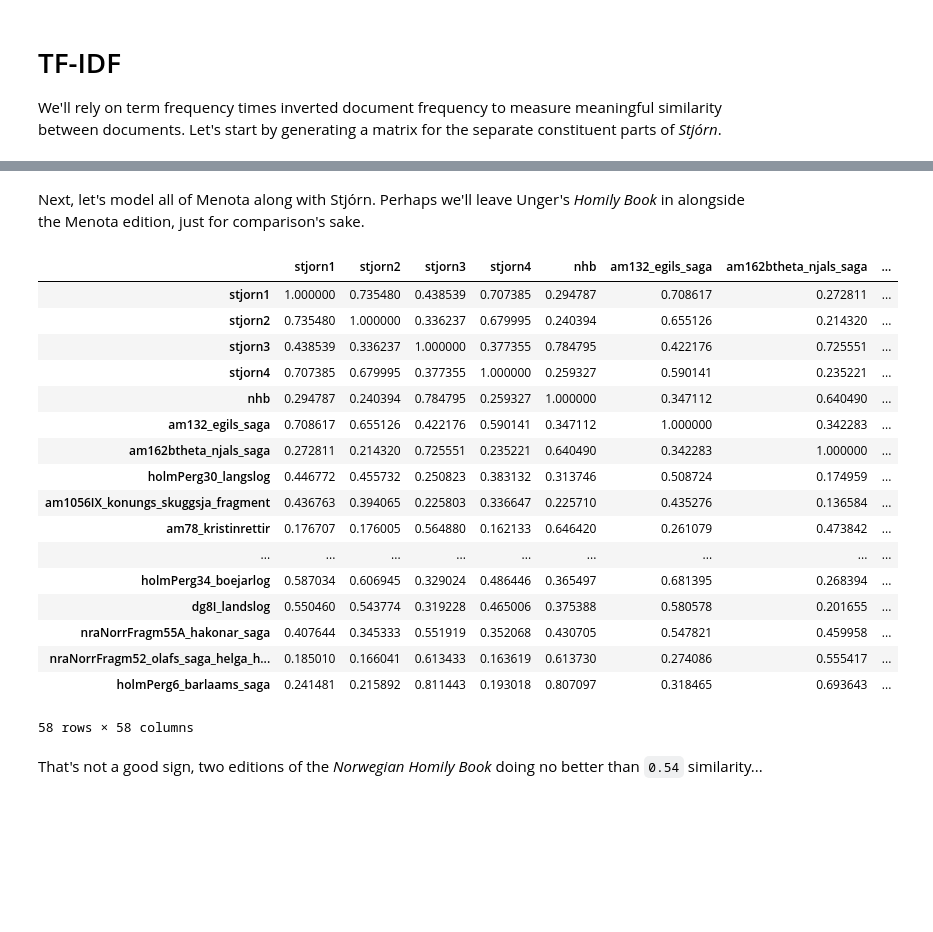
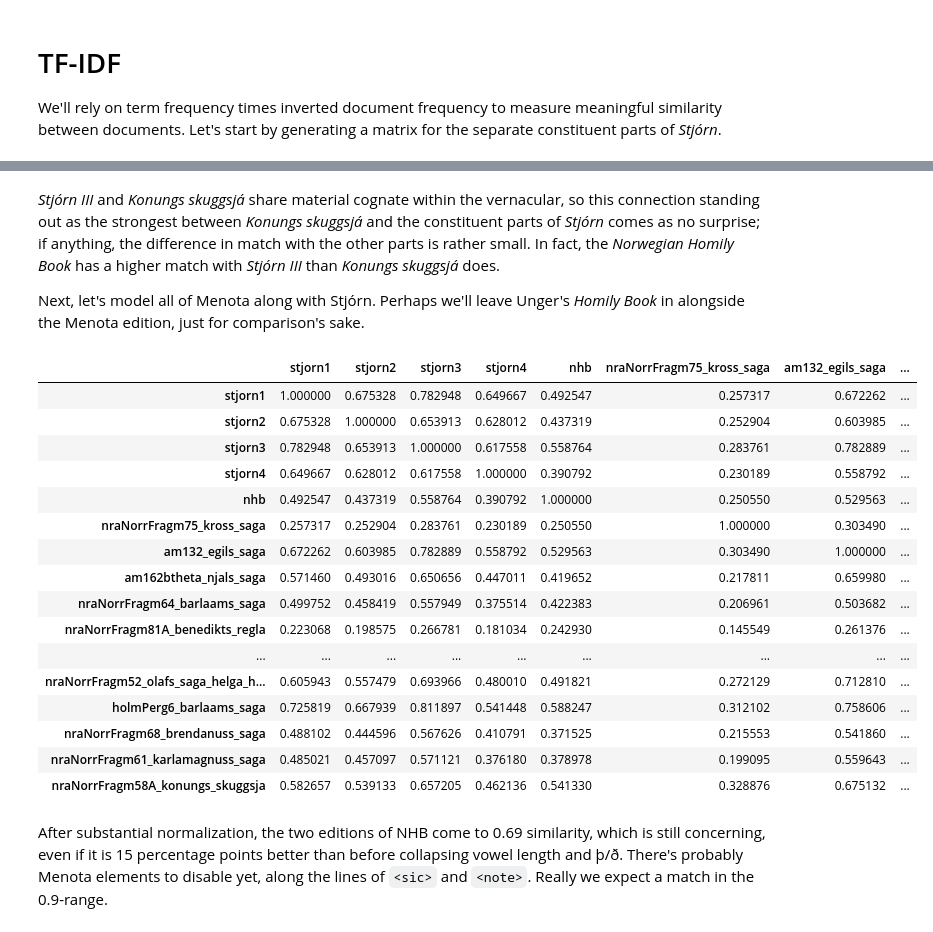
Before and after one commit to langeslag/on-corpus-tools, a Jupyter notebook: stjorn/tf-idf.ipynb, the cells around one changed output, grey strips where cells are left out. Saved outputs shown, nothing was run; the diff lists cells and outputs as text; code cells hidden in the pictures; blank space fills up the shorter version.

```diff
--- a/stjorn/tf-idf.ipynb
+++ b/stjorn/tf-idf.ipynb
@@ -9,6 +9,26 @@ import numpy as np
 from sklearn.feature_extraction.text import TfidfVectorizer
 from sklearn.metrics.pairwise import cosine_similarity
 # %%
+def normalize(target):
+    # This dict further standardizes the text beyond the rule set of stjorn-extract.ipynb:
+    matrix = {
+        'j': 'i',
+        'v': 'u',
+        'ð': 'þ',
+        'á': 'a',
+        'ǽ': 'æ',
+        'é': 'e',
+        'í': 'i',
+        'ó': 'o',
+        'ú': 'u',
+        'ý': 'y',
+        'ǿ': 'ø',
+        'k': 'c',
+        }
+    for k,v in matrix.items():
+        target = target.replace(k, v)
+    return target
+
 titles = ['prologue', 'introduction', 'gn', 'ex', 'lv', 'nm', 'dt', 'ios', 'idc', 'rt', '1sm', '2sm', '3rg', '4rg']
 tokens = []
 for title in titles:
@@ -26,15 +46,16 @@ work_indices = {
 stjorn = dict()
 for _work, _range in work_indices.items():
     if len(_range) == 2:
-        stjorn[_work] = ' '.join(tokens[_range[0]:_range[1]])
+        stjorn[_work] = normalize(' '.join(tokens[_range[0]:_range[1]]))
     else:
-        stjorn[_work] = ' '.join(tokens[_range[0]:_range[1]] + tokens[_range[2]:])
+        stjorn[_work] = normalize(' '.join(tokens[_range[0]:_range[1]] + tokens[_range[2]:]))
 
 menota = dict()
 for text in glob.glob('../menota/dipl/*txt'):
     ref = os.path.basename(text).replace('.txt', '')
     with open(text) as doc:
-        menota[ref] = doc.read().replace('\n', '')
+        # NB for present purposes I'm subjecting Menota to the same exaggerated normalization standard as Stjórn:
+        menota[ref] = normalize(doc.read().replace('\n', ''))
 # %%
 vectorizer = TfidfVectorizer(min_df=1)
 model = vectorizer.fit_transform(stjorn.values())
@@ -53,7 +74,9 @@ First let's add _Konungs skuggsjá_ from Menota, as well as Unger's own edition
 # %%
+nhb_titles = ['alcuin', 'hom', 'olafr', 'visio', 'paternoster', 'anhang1'] # this is the sequence matched in Menota
 nhb = ''
-for text in glob.glob('../nhb/nlp/*txt'):
-    with open(text) as doc:
+for title in nhb_titles:
+    filepath = f'../nhb/nlp/{title}.txt'
+    with open(filepath) as doc:
         nhb = nhb + doc.read().replace('\n', '')
 stjorn_plus = []
 for v in stjorn.values():
@@ -73,37 +96,40 @@ df
 # %% [markdown]
+_Stjórn III_ and _Konungs skuggsjá_ share material cognate within the vernacular, so this connection standing out as the strongest between _Konungs skuggsjá_ and the constituent parts of _Stjórn_ comes as no surprise; if anything, the difference in match with the other parts is rather small. In fact, the _Norwegian Homily Book_ has a higher match with _Stjórn III_ than _Konungs skuggsjá_ does.
+
 Next, let's model all of Menota along with Stjórn. Perhaps we'll leave Unger's _Homily Book_ in alongside the Menota edition, just for comparison's sake.
 # %%
 corpus = []
 titles = []
 for k,v in stjorn.items():
     titles.append(k)
     corpus.append(v)
 titles.append('nhb')
 corpus.append(nhb)
 for k,v in menota.items():
     titles.append(k)
     corpus.append(v)
 model = vectorizer.fit_transform(corpus)
 df = pd.DataFrame(cosine_similarity(model), titles, titles)
+pd.set_option("display.max_columns", None)
+pd.set_option("display.max_rows", None)
 df
 # %% [output]
-|  | stjorn1 | stjorn2 | stjorn3 | stjorn4 | nhb | am132_egils_saga | am162btheta_njals_saga | ... |
-| stjorn1 | 1.000000 | 0.735480 | 0.438539 | 0.707385 | 0.294787 | 0.708617 | 0.272811 | ... |
-| stjorn2 | 0.735480 | 1.000000 | 0.336237 | 0.679995 | 0.240394 | 0.655126 | 0.214320 | ... |
-| stjorn3 | 0.438539 | 0.336237 | 1.000000 | 0.377355 | 0.784795 | 0.422176 | 0.725551 | ... |
-| stjorn4 | 0.707385 | 0.679995 | 0.377355 | 1.000000 | 0.259327 | 0.590141 | 0.235221 | ... |
-| nhb | 0.294787 | 0.240394 | 0.784795 | 0.259327 | 1.000000 | 0.347112 | 0.640490 | ... |
-| am132_egils_saga | 0.708617 | 0.655126 | 0.422176 | 0.590141 | 0.347112 | 1.000000 | 0.342283 | ... |
-| am162btheta_njals_saga | 0.272811 | 0.214320 | 0.725551 | 0.235221 | 0.640490 | 0.342283 | 1.000000 | ... |
-| holmPerg30_langslog | 0.446772 | 0.455732 | 0.250823 | 0.383132 | 0.313746 | 0.508724 | 0.174959 | ... |
-| am1056IX_konungs_skuggsja_fragment | 0.436763 | 0.394065 | 0.225803 | 0.336647 | 0.225710 | 0.435276 | 0.136584 | ... |
-| am78_kristinrettir | 0.176707 | 0.176005 | 0.564880 | 0.162133 | 0.646420 | 0.261079 | 0.473842 | ... |
+|  | stjorn1 | stjorn2 | stjorn3 | stjorn4 | nhb | nraNorrFragm75_kross_saga | am132_egils_saga | ... |
+| stjorn1 | 1.000000 | 0.675328 | 0.782948 | 0.649667 | 0.492547 | 0.257317 | 0.672262 | ... |
+| stjorn2 | 0.675328 | 1.000000 | 0.653913 | 0.628012 | 0.437319 | 0.252904 | 0.603985 | ... |
+| stjorn3 | 0.782948 | 0.653913 | 1.000000 | 0.617558 | 0.558764 | 0.283761 | 0.782889 | ... |
+| stjorn4 | 0.649667 | 0.628012 | 0.617558 | 1.000000 | 0.390792 | 0.230189 | 0.558792 | ... |
+| nhb | 0.492547 | 0.437319 | 0.558764 | 0.390792 | 1.000000 | 0.250550 | 0.529563 | ... |
+| nraNorrFragm75_kross_saga | 0.257317 | 0.252904 | 0.283761 | 0.230189 | 0.250550 | 1.000000 | 0.303490 | ... |
+| am132_egils_saga | 0.672262 | 0.603985 | 0.782889 | 0.558792 | 0.529563 | 0.303490 | 1.000000 | ... |
+| am162btheta_njals_saga | 0.571460 | 0.493016 | 0.650656 | 0.447011 | 0.419652 | 0.217811 | 0.659980 | ... |
+| nraNorrFragm64_barlaams_saga | 0.499752 | 0.458419 | 0.557949 | 0.375514 | 0.422383 | 0.206961 | 0.503682 | ... |
+| nraNorrFragm81A_benedikts_regla | 0.223068 | 0.198575 | 0.266781 | 0.181034 | 0.242930 | 0.145549 | 0.261376 | ... |
 | ... | ... | ... | ... | ... | ... | ... | ... | ... |
-| holmPerg34_boejarlog | 0.587034 | 0.606945 | 0.329024 | 0.486446 | 0.365497 | 0.681395 | 0.268394 | ... |
-| dg8I_landslog | 0.550460 | 0.543774 | 0.319228 | 0.465006 | 0.375388 | 0.580578 | 0.201655 | ... |
-| nraNorrFragm55A_hakonar_saga | 0.407644 | 0.345333 | 0.551919 | 0.352068 | 0.430705 | 0.547821 | 0.459958 | ... |
-| nraNorrFragm52_olafs_saga_helga_h... | 0.185010 | 0.166041 | 0.613433 | 0.163619 | 0.613730 | 0.274086 | 0.555417 | ... |
-| holmPerg6_barlaams_saga | 0.241481 | 0.215892 | 0.811443 | 0.193018 | 0.807097 | 0.318465 | 0.693643 | ... |
+| nraNorrFragm52_olafs_saga_helga_h... | 0.605943 | 0.557479 | 0.693966 | 0.480010 | 0.491821 | 0.272129 | 0.712810 | ... |
+| holmPerg6_barlaams_saga | 0.725819 | 0.667939 | 0.811897 | 0.541448 | 0.588247 | 0.312102 | 0.758606 | ... |
+| nraNorrFragm68_brendanuss_saga | 0.488102 | 0.444596 | 0.567626 | 0.410791 | 0.371525 | 0.215553 | 0.541860 | ... |
+| nraNorrFragm61_karlamagnuss_saga | 0.485021 | 0.457097 | 0.571121 | 0.376180 | 0.378978 | 0.199095 | 0.559643 | ... |
+| nraNorrFragm58A_konungs_skuggsja | 0.582657 | 0.539133 | 0.657205 | 0.462136 | 0.541330 | 0.328876 | 0.675132 | ... |
-58 rows × 58 columns
-# %% [markdown]
-That's not a good sign, two editions of the _Norwegian Homily Book_ doing no better than `0.54` similarity...
+# %% [markdown]
+After substantial normalization, the two editions of NHB come to 0.69 similarity, which is still concerning, even if it is 15 percentage points better than before collapsing vowel length and þ/ð. There's probably Menota elements to disable yet, along the lines of `<sic>` and `<note>`. Really we expect a match in the 0.9-range.
```
Also changed, not shown: parts of 3 cells of this notebook, 4 other files.
